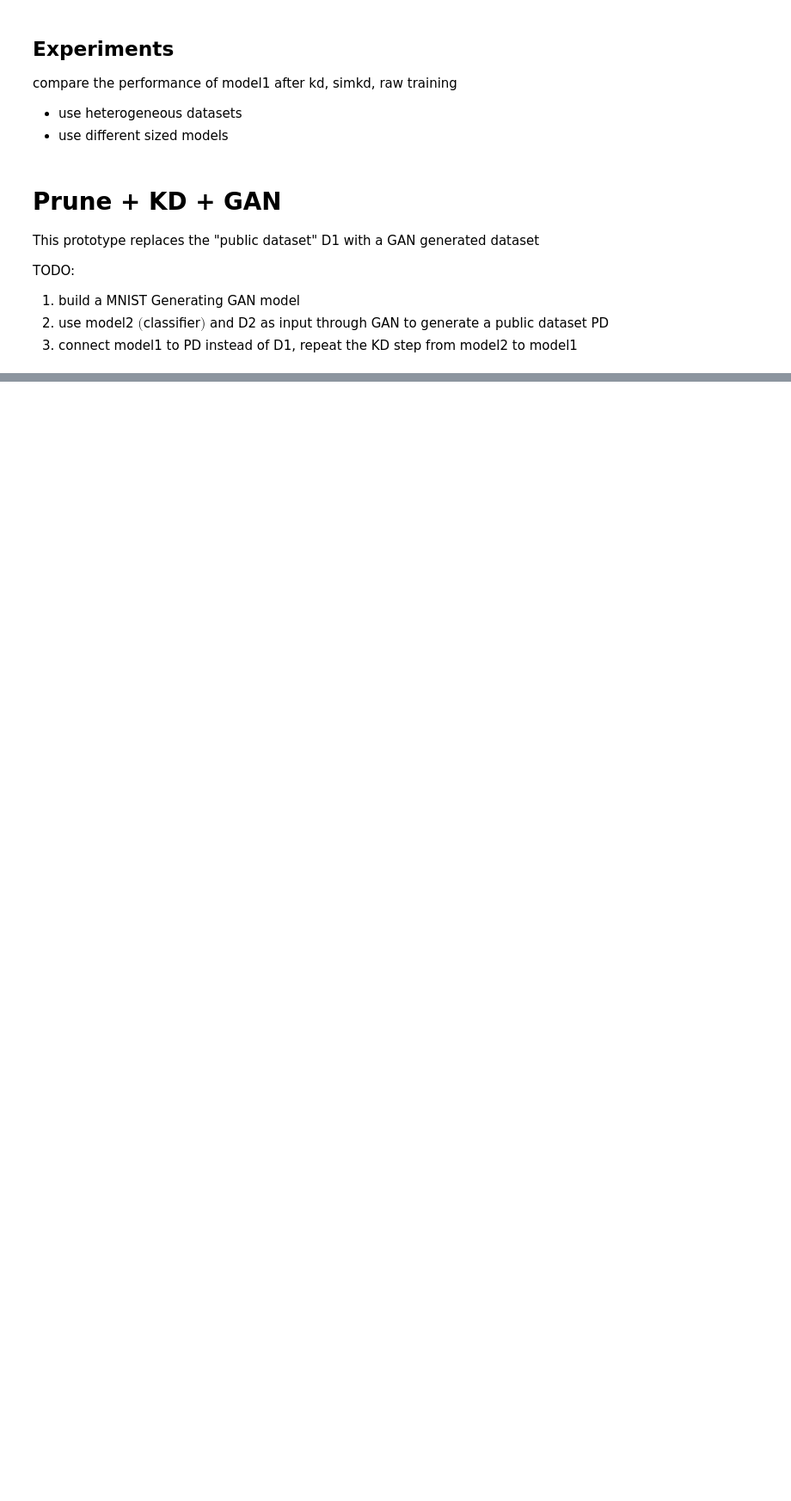
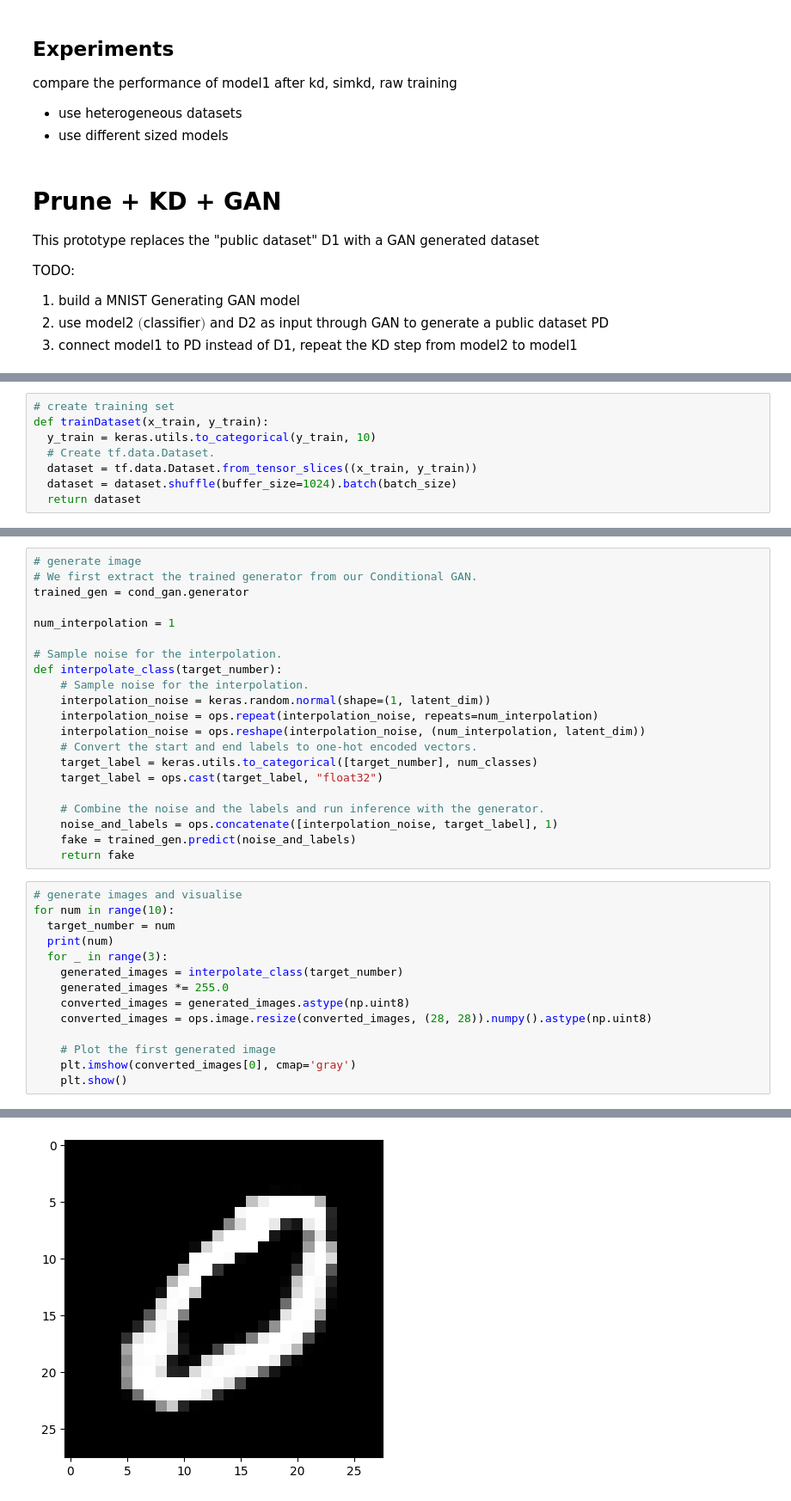
Before and after one commit to ChrisW2420/FedDistill, a Jupyter notebook: Pruning.ipynb, the cells around one changed output, grey strips where cells are left out. Shown at 86% size. Cells and saved outputs as stored; diff of their text form; blank space fills up the shorter version.

Commit message:
Implemented all 3 sub-components. Solved the Keras version issues with different import names. the performances look bad. No errors.

```diff
--- a/Pruning.ipynb
+++ b/Pruning.ipynb
@@ -696,0 +738,8 @@ TODO:
+# %%
+# create training set
+def trainDataset(x_train, y_train):
+  y_train = keras.utils.to_categorical(y_train, 10)
+  # Create tf.data.Dataset.
+  dataset = tf.data.Dataset.from_tensor_slices((x_train, y_train))
+  dataset = dataset.shuffle(buffer_size=1024).batch(batch_size)
+  return dataset
@@ -696,0 +914,36 @@ TODO:
+# %%
+# generate image
+# We first extract the trained generator from our Conditional GAN.
+trained_gen = cond_gan.generator
+
+num_interpolation = 1
+
+# Sample noise for the interpolation.
+def interpolate_class(target_number):
+    # Sample noise for the interpolation.
+    interpolation_noise = keras.random.normal(shape=(1, latent_dim))
+    interpolation_noise = ops.repeat(interpolation_noise, repeats=num_interpolation)
+    interpolation_noise = ops.reshape(interpolation_noise, (num_interpolation, latent_dim))
+    # Convert the start and end labels to one-hot encoded vectors.
+    target_label = keras.utils.to_categorical([target_number], num_classes)
+    target_label = ops.cast(target_label, "float32")
+
+    # Combine the noise and the labels and run inference with the generator.
+    noise_and_labels = ops.concatenate([interpolation_noise, target_label], 1)
+    fake = trained_gen.predict(noise_and_labels)
+    return fake
+# %%
+# generate images and visualise
+for num in range(10):
+  target_number = num
+  print(num)
+  for _ in range(3):
+    generated_images = interpolate_class(target_number)
+    generated_images *= 255.0
+    converted_images = generated_images.astype(np.uint8)
+    converted_images = ops.image.resize(converted_images, (28, 28)).numpy().astype(np.uint8)
+
+    # Plot the first generated image
+    plt.imshow(converted_images[0], cmap='gray')
+    plt.show()
+# %% [output]
@@ -696,0 +952 @@ TODO:
+[figure, added]
```
Also changed, not shown: parts of 32 cells of this notebook.
